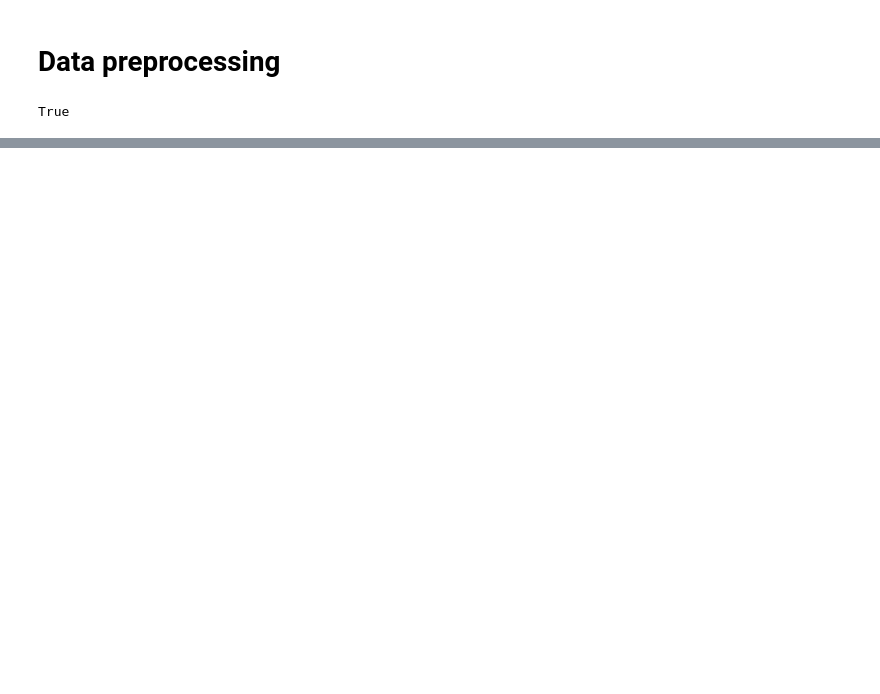
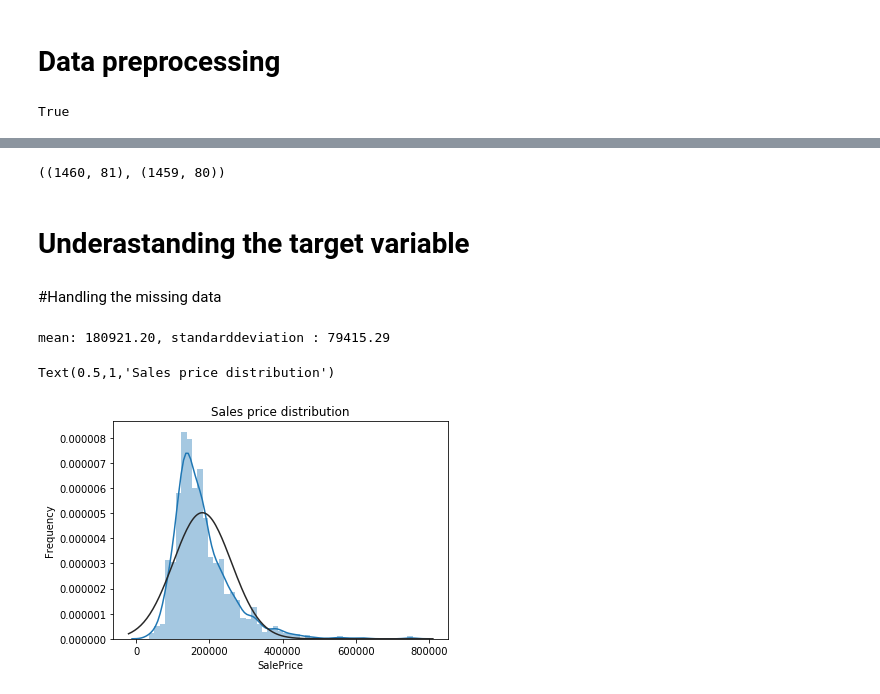
Before and after one commit to jaikiranpedad/House_price_prediction_Kaggle, a Jupyter notebook: House price prediction.ipynb, the cells around one changed output, grey strips where cells are left out. Cells and saved outputs as stored; diff of their text form; code cells hidden in the pictures; blank space fills up the shorter version.

```diff
--- a/House price prediction.ipynb
+++ b/House price prediction.ipynb
@@ -24,0 +38,8 @@ True
+# %%
+Data.shape,Data_test.shape
+# %% [output]
+((1460, 81), (1459, 80))
+# %% [markdown]
+# Underastanding the target variable
+# %% [markdown]
+#Handling the missing data
@@ -24,0 +48,11 @@ True
+# %%
+(mu,sigma) = norm.fit(Data['SalePrice'])
+# %%
+print("mean: {:.2f}, standarddeviation : {:.2f}".format(mu,sigma))
+sns.distplot(Data['SalePrice'], fit = norm)
+plt.ylabel('Frequency')
+plt.title('Sales price distribution')
+# %% [output]
+mean: 180921.20, standarddeviation : 79415.29
+Text(0.5,1,'Sales price distribution')
+[figure, added]
```
Also changed, not shown: parts of 36 cells of this notebook.
